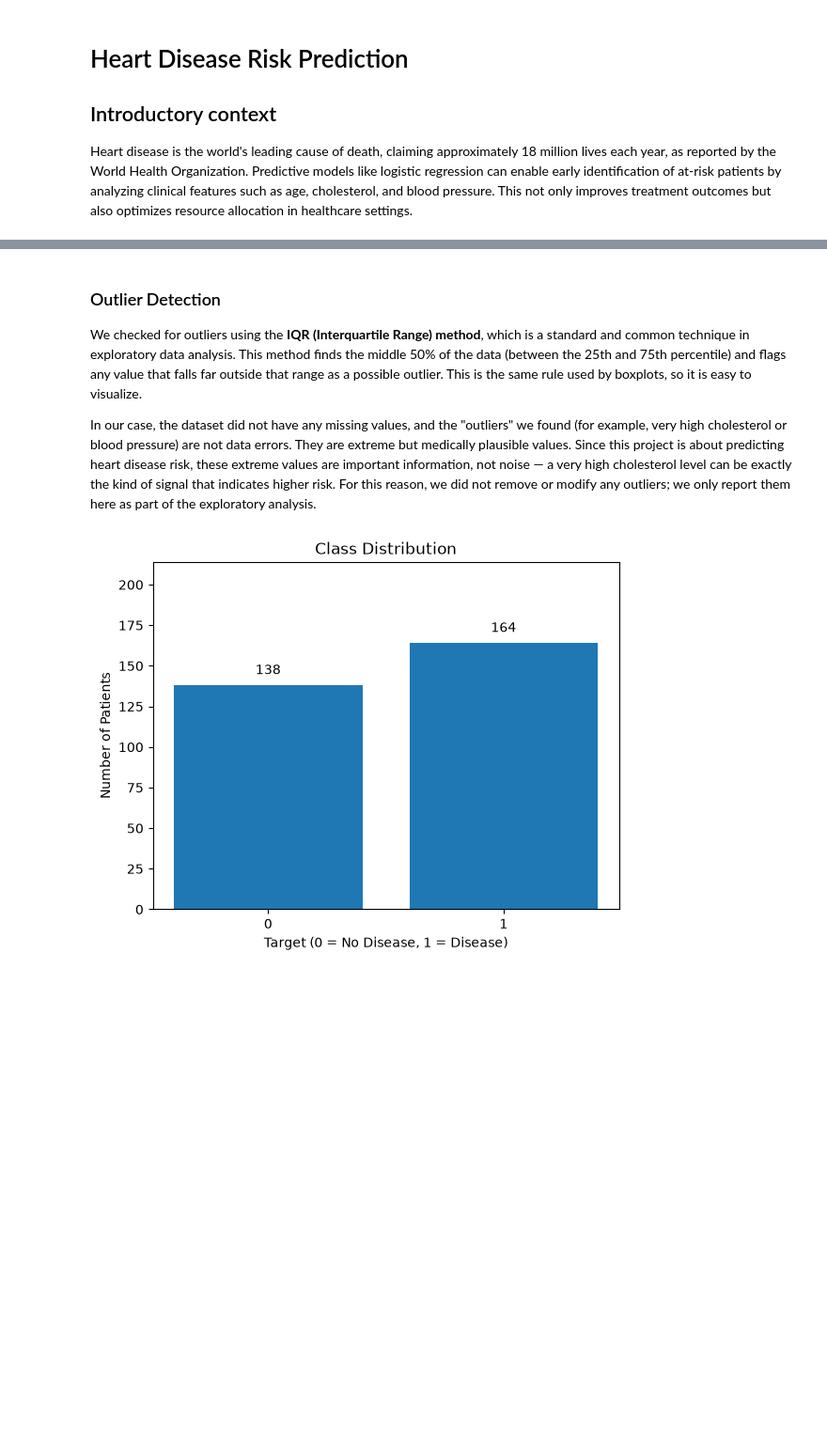
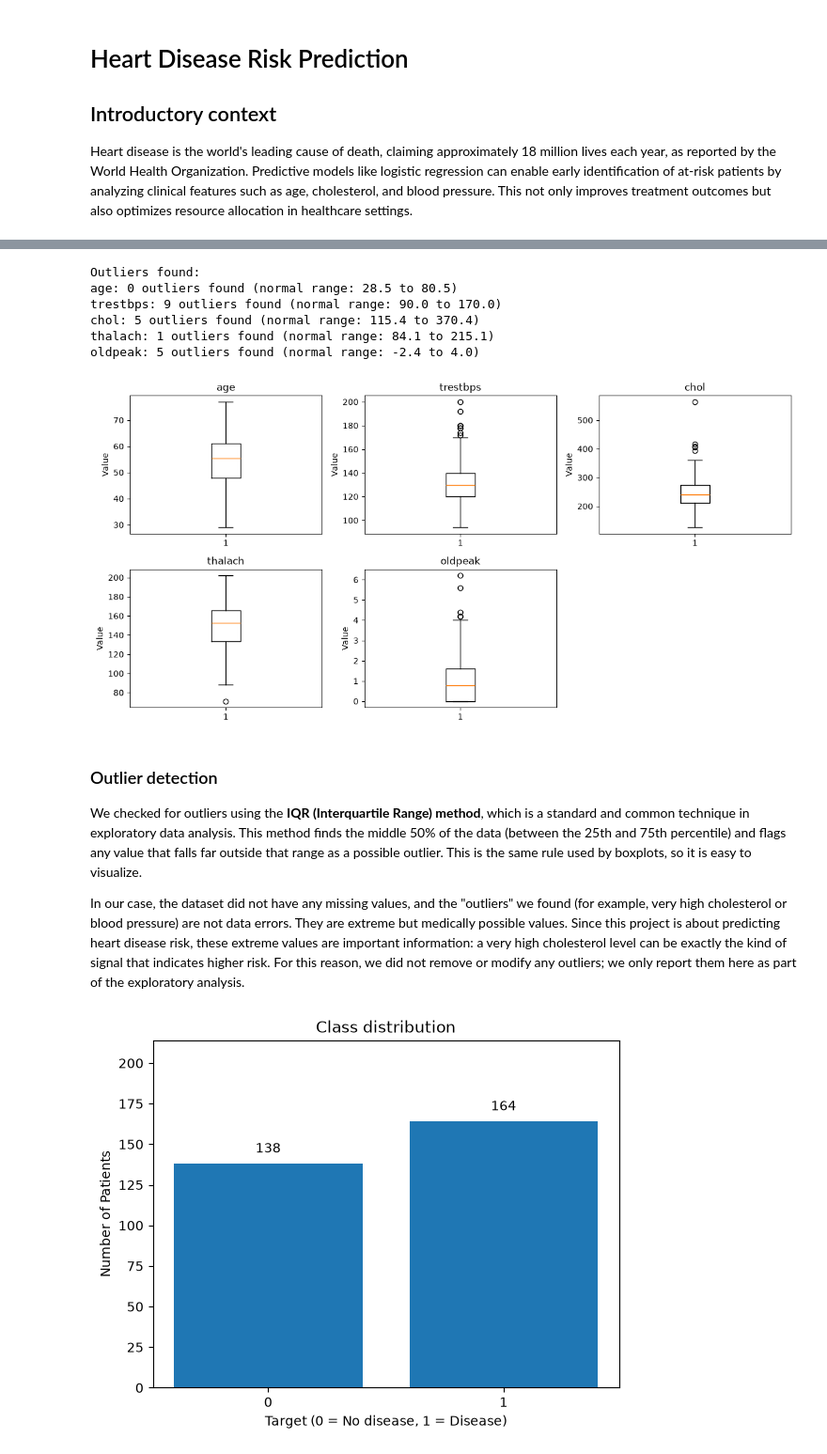
Before and after one commit to Valentina-33/Heart-Disease-Risk-Prediction, a Jupyter notebook: heart_disease_lr_analysis.ipynb, the cells around one changed output, grey strips where cells are left out. Shown at 94% size. Cells and saved outputs as stored; diff of their text form; code cells hidden in the pictures; blank space fills up the shorter version.

```diff
--- a/heart_disease_lr_analysis.ipynb
+++ b/heart_disease_lr_analysis.ipynb
@@ -54,0 +35,7 @@ Shape: (302, 14)
+# %%
+# Loading dataset
+DATA_PATH = "data/heart.csv"
+df = pd.read_csv(DATA_PATH)
+
+print(f"Shape: {df.shape}")
+df.head()
@@ -112,9 +119,52 @@ oldpeak: 5 outliers found (normal range: -2.4 to 4.0)
+# %%
+# List of numeric columns we check for outliers
+print("\nOutliers found: ")
+numeric_cols = ["age", "trestbps", "chol", "thalach", "oldpeak"]
+
+# We use the IQR (Interquartile Range) method, which is a standard and widely used technique to detect outliers
+for col in numeric_cols:
+    # Q1 = value below which 25% of the data falls
+    # Q3 = value below which 75% of the data falls
+    q1 = df[col].quantile(0.25)
+    q3 = df[col].quantile(0.75)
+
+    # IQR = the range where the "middle 50%" of the data lives
+    iqr = q3 - q1
+
+    # Standard rule (Tukey's rule): anything outside 1.5 * IQR from Q1/Q3 is considered an outlier. This 1.5 factor is the conventional
+    # value used in boxplots and most statistical software.
+    lower = q1 - 1.5 * iqr
+    upper = q3 + 1.5 * iqr
+
+    # Filtering the rows where the column value falls outside [lower, upper]
+    outliers = df[(df[col] < lower) | (df[col] > upper)]
+    print(f"{col}: {len(outliers)} outliers found (normal range: {lower:.1f} to {upper:.1f})")
+# %% [output]
+Outliers found:
+age: 0 outliers found (normal range: 28.5 to 80.5)
+trestbps: 9 outliers found (normal range: 90.0 to 170.0)
+chol: 5 outliers found (normal range: 115.4 to 370.4)
+thalach: 1 outliers found (normal range: 84.1 to 215.1)
+oldpeak: 5 outliers found (normal range: -2.4 to 4.0)
+# %%
+plt.figure(figsize=(12, 6))
+
+for i, feature in enumerate(numeric_cols, 1):
+    plt.subplot(2, 3, i)
+    plt.boxplot(df[feature])
+    plt.title(feature)
+    plt.ylabel("Value")
+
+plt.tight_layout()
+plt.show()
+# %% [output]
+[figure, added]
 # %% [markdown]
-### Outlier Detection
+### Outlier detection
 
 We checked for outliers using the **IQR (Interquartile Range) method**, which is a standard and common technique in exploratory data analysis. This method finds the middle 50% of the data (between the 25th and 75th percentile) and flags any value that falls far outside that range as a possible outlier. This is the same rule used by boxplots, so it is easy to visualize.
 
-In our case, the dataset did not have any missing values, and the "outliers" we found (for example, very high cholesterol or blood pressure) are not data errors. They are extreme but medically plausible values. Since this project is about predicting heart disease risk, these extreme values are important information, not noise — a very high cholesterol level can be exactly the kind of signal that indicates higher risk. For this reason, we did not remove or modify any outliers; we only report them here as part of the exploratory analysis.
+In our case, the dataset did not have any missing values, and the "outliers" we found (for example, very high cholesterol or blood pressure) are not data errors. They are extreme but medically possible values. Since this project is about predicting heart disease risk, these extreme values are important information: a very high cholesterol level can be exactly the kind of signal that indicates higher risk. For this reason, we did not remove or modify any outliers; we only report them here as part of the exploratory analysis.
 # %%
 # Class distribution plot with exact counts labeled
 counts = df["target"].value_counts().sort_index()
```
Also changed, not shown: parts of 13 cells of this notebook, 1 other file.
